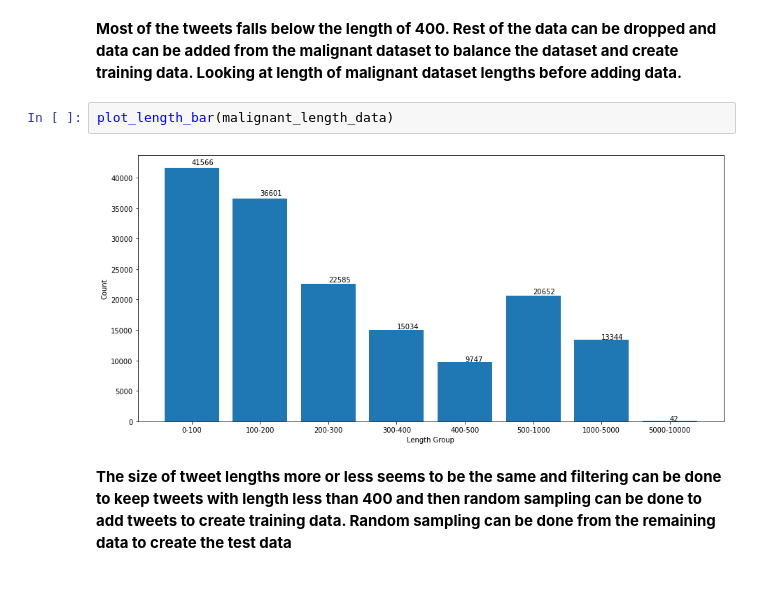
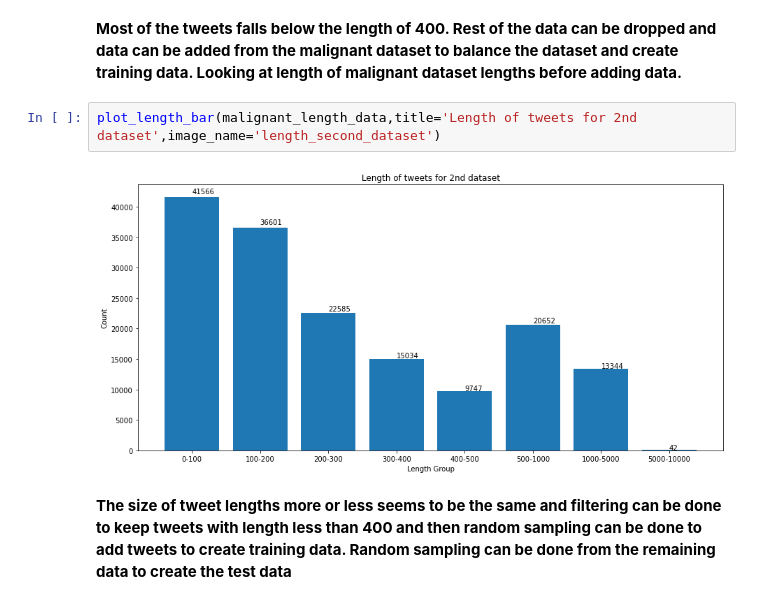
Before and after one commit to Voldegin/hate_speech_detection, a Jupyter notebook: notebooks/Cyber_bullying_detection_Data_processing_and_EDA.ipynb, the cells around one changed output. Saved outputs shown, nothing was run; the diff lists cells and outputs as text.

```diff
--- a/notebooks/Cyber_bullying_detection_Data_processing_and_EDA.ipynb
+++ b/notebooks/Cyber_bullying_detection_Data_processing_and_EDA.ipynb
@@ -186,9 +226,9 @@ plot_length_bar(cyberbullying_length_data)
 # %% [markdown]
 **Most of the tweets falls below the length of 400. Rest of the data can be dropped and data can be added from the malignant dataset to balance the dataset and create training data. Looking at length of malignant dataset lengths before adding data.**
-# %%
-plot_length_bar(malignant_length_data)
-# %% [output]
-[figure, removed]
+# %%
+plot_length_bar(malignant_length_data,title='Length of tweets for 2nd dataset',image_name='length_second_dataset')
+# %% [output]
+[figure, added]
 # %% [markdown]
 **The size of tweet lengths more or less seems to be the same and filtering can be done to keep tweets with length less than 400 and then random sampling can be done to add tweets to create training data. Random sampling can be done from the remaining data to create the test data**
 # %%
```
Also changed, not shown: parts of 14 cells of this notebook.
